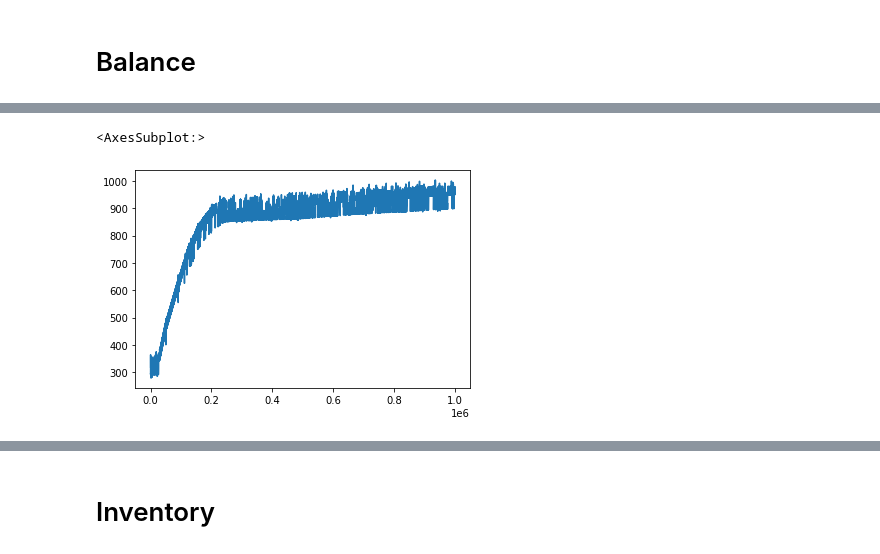
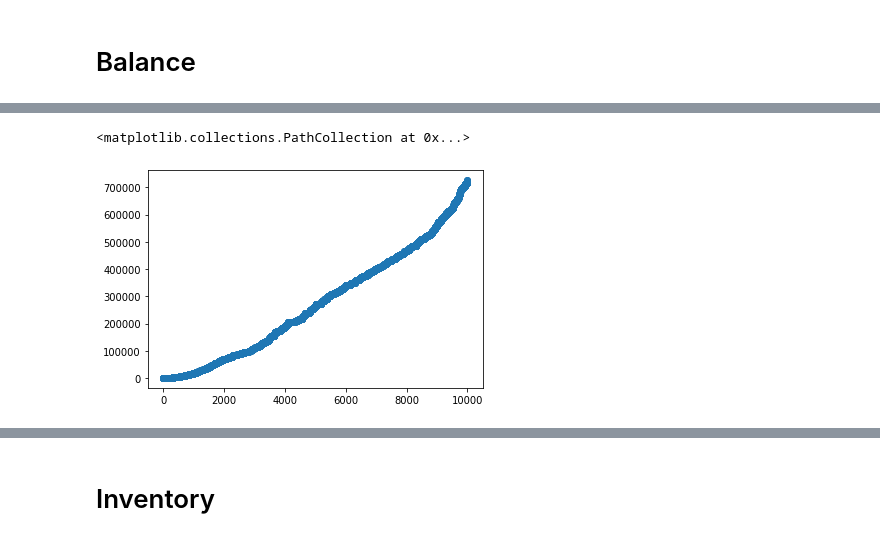
Before and after one commit to gerner/stellarpunk, a Jupyter notebook: notebook/econ_sim.ipynb, the cells around one changed output, grey strips where cells are left out. Cells and saved outputs as stored; diff of their text form; code cells hidden in the pictures.

```diff
--- a/notebook/econ_sim.ipynb
+++ b/notebook/econ_sim.ipynb
@@ -388,8 +379,8 @@ balance_df[balance_df["tick"] == balance_df["tick"].max()].head(50)
 # %%
-balance_df[balance_df["agent"] == 3]["balance"].plot()
+plt.scatter(balance_df[balance_df["agent"] == 23]["tick"],balance_df[balance_df["agent"] == 25]["balance"])
 # %% [output]
-<AxesSubplot:>
+<matplotlib.collections.PathCollection at 0x...>
-[figure, old version]
+[figure, new version]
 # %%
 #for agent in balance_df["agent"].unique():
 #    plt.scatter(balance_df[balance_df["agent"] == agent]["tick"], balance_df[balance_df["agent"] == agent]["balance"])
```
Also changed, not shown: parts of 81 cells of this notebook, 1 other file.
